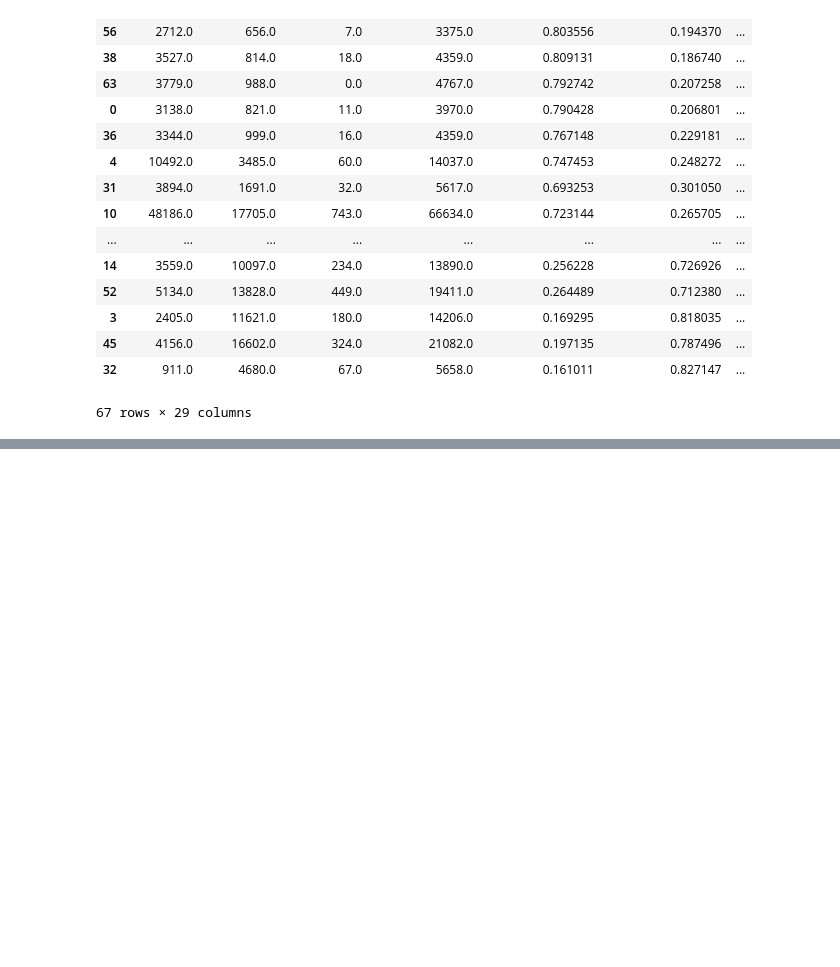
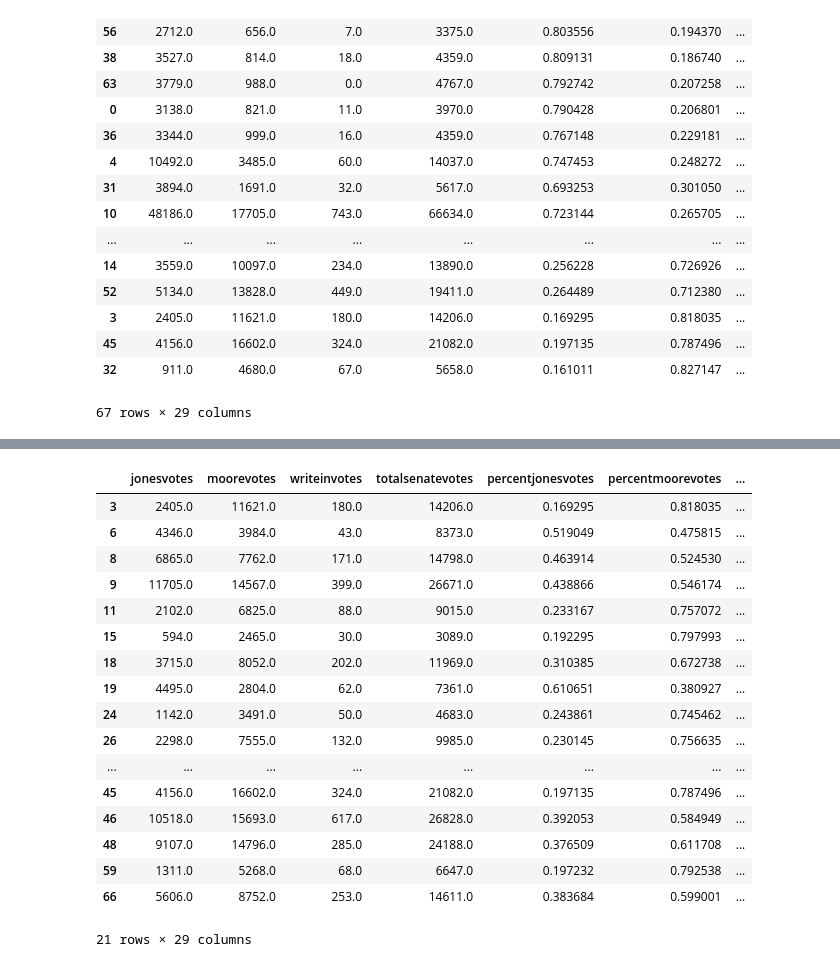
Before and after one commit to elbertwang3/alabamasenateelection, a Jupyter notebook: Untitled.ipynb, the cells around one changed output, grey strips where cells are left out. Saved outputs shown, nothing was run; the diff lists cells and outputs as text; code cells hidden in the pictures; blank space fills up the shorter version.

```diff
--- a/Untitled.ipynb
+++ b/Untitled.ipynb
@@ -345,0 +405,21 @@ counties.sort_values('percentblack2017', ascending=False)
+# %%
+counties[counties['evangelicalpercent'] > 0.5]
+# %% [output]
+|  | jonesvotes | moorevotes | writeinvotes | totalsenatevotes | percentjonesvotes | percentmoorevotes | ... |
+| 3 | 2405.0 | 11621.0 | 180.0 | 14206.0 | 0.169295 | 0.818035 | ... |
+| 6 | 4346.0 | 3984.0 | 43.0 | 8373.0 | 0.519049 | 0.475815 | ... |
+| 8 | 6865.0 | 7762.0 | 171.0 | 14798.0 | 0.463914 | 0.524530 | ... |
+| 9 | 11705.0 | 14567.0 | 399.0 | 26671.0 | 0.438866 | 0.546174 | ... |
+| 11 | 2102.0 | 6825.0 | 88.0 | 9015.0 | 0.233167 | 0.757072 | ... |
+| 15 | 594.0 | 2465.0 | 30.0 | 3089.0 | 0.192295 | 0.797993 | ... |
+| 18 | 3715.0 | 8052.0 | 202.0 | 11969.0 | 0.310385 | 0.672738 | ... |
+| 19 | 4495.0 | 2804.0 | 62.0 | 7361.0 | 0.610651 | 0.380927 | ... |
+| 24 | 1142.0 | 3491.0 | 50.0 | 4683.0 | 0.243861 | 0.745462 | ... |
+| 26 | 2298.0 | 7555.0 | 132.0 | 9985.0 | 0.230145 | 0.756635 | ... |
+| ... | ... | ... | ... | ... | ... | ... | ... |
+| 45 | 4156.0 | 16602.0 | 324.0 | 21082.0 | 0.197135 | 0.787496 | ... |
+| 46 | 10518.0 | 15693.0 | 617.0 | 26828.0 | 0.392053 | 0.584949 | ... |
+| 48 | 9107.0 | 14796.0 | 285.0 | 24188.0 | 0.376509 | 0.611708 | ... |
+| 59 | 1311.0 | 5268.0 | 68.0 | 6647.0 | 0.197232 | 0.792538 | ... |
+| 66 | 5606.0 | 8752.0 | 253.0 | 14611.0 | 0.383684 | 0.599001 | ... |
+21 rows × 29 columns
```
Also changed, not shown: parts of 5 cells of this notebook, 9 other files.
